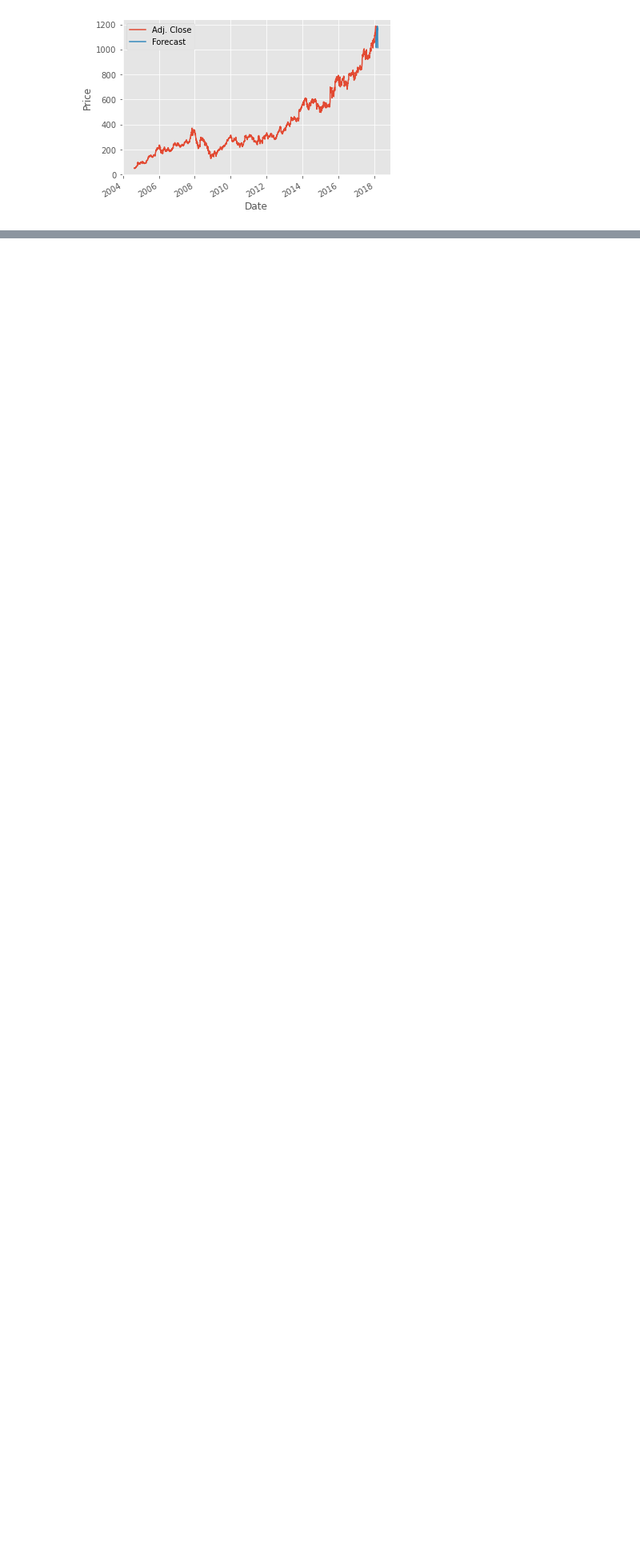
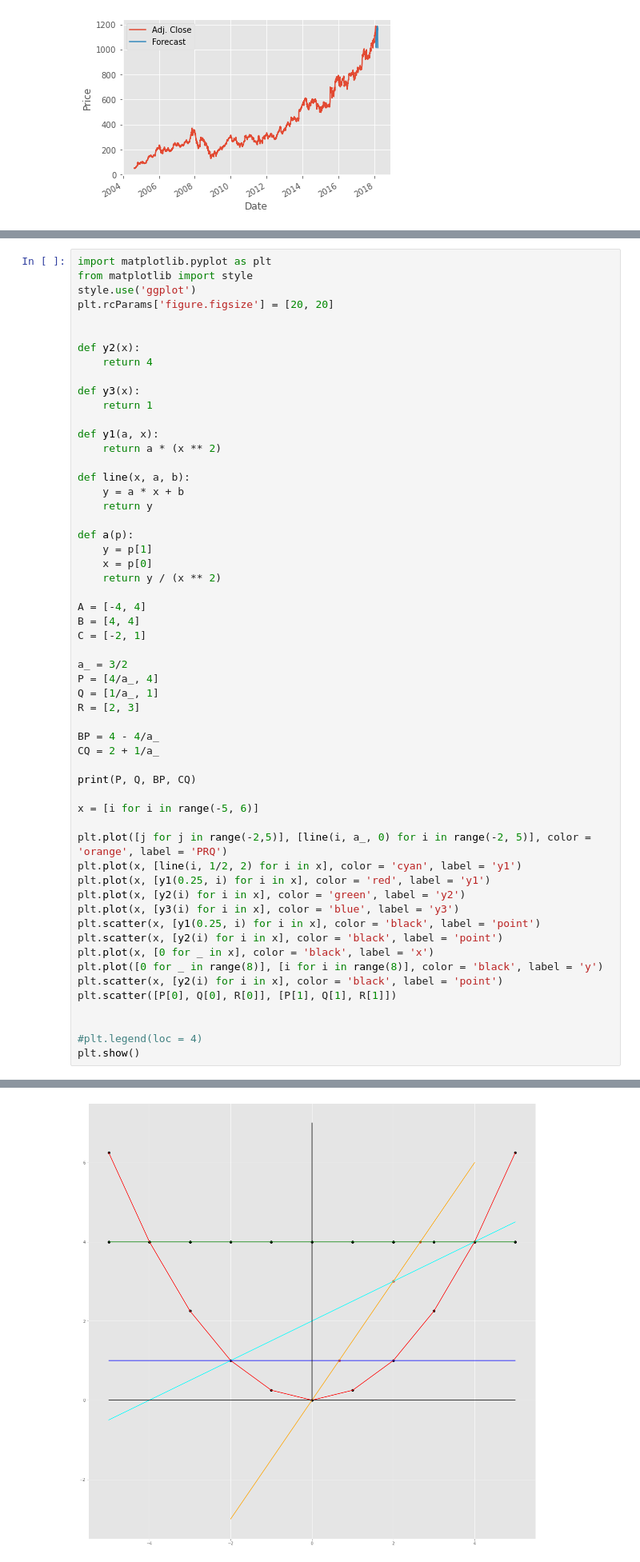
Before and after one commit to wangpeidong/PythonLab, a Jupyter notebook: tutorial/PythonTutorial.ipynb, the cells around one changed output, grey strips where cells are left out. Shown: that part at 80% size. Cells and saved outputs as stored; diff of their text form; blank space fills up the shorter version.

```diff
--- a/tutorial/PythonTutorial.ipynb
+++ b/tutorial/PythonTutorial.ipynb
@@ -195,3 +237,60 @@ ibmq_vigo has 1 queued and 5 qubits
 ibmq_ourense has 0 queued and 5 qubits
 ibmq_london has 2 queued and 5 qubits
 ibmq_burlington has 1 queued and 5 qubits
+# %%
+import matplotlib.pyplot as plt
+from matplotlib import style
+style.use('ggplot')
+plt.rcParams['figure.figsize'] = [20, 20]
+
+
+def y2(x):
+    return 4
+
+def y3(x):
+    return 1
+
+def y1(a, x):
+    return a * (x ** 2)
+
+def line(x, a, b):
+    y = a * x + b
+    return y
+
+def a(p):
+    y = p[1]
+    x = p[0]
+    return y / (x ** 2)
+
+A = [-4, 4]
+B = [4, 4]
+C = [-2, 1]
+
+a_ = 3/2
+P = [4/a_, 4]
+Q = [1/a_, 1]
+R = [2, 3]
+
+BP = 4 - 4/a_
+CQ = 2 + 1/a_
+
+print(P, Q, BP, CQ)
+
+x = [i for i in range(-5, 6)]
+
+plt.plot([j for j in range(-2,5)], [line(i, a_, 0) for i in range(-2, 5)], color = 'orange', label = 'PRQ')
+plt.plot(x, [line(i, 1/2, 2) for i in x], color = 'cyan', label = 'y1')
+plt.plot(x, [y1(0.25, i) for i in x], color = 'red', label = 'y1')
+plt.plot(x, [y2(i) for i in x], color = 'green', label = 'y2')
+plt.plot(x, [y3(i) for i in x], color = 'blue', label = 'y3')
+plt.scatter(x, [y1(0.25, i) for i in x], color = 'black', label = 'point')
+plt.scatter(x, [y2(i) for i in x], color = 'black', label = 'point')
+plt.plot(x, [0 for _ in x], color = 'black', label = 'x')
+plt.plot([0 for _ in range(8)], [i for i in range(8)], color = 'black', label = 'y')
+plt.scatter(x, [y2(i) for i in x], color = 'black', label = 'point')
+plt.scatter([P[0], Q[0], R[0]], [P[1], Q[1], R[1]])
+
+
+#plt.legend(loc = 4)
+plt.show()
+# %% [output]
@@ -197,0 +298 @@ ibmq_burlington has 1 queued and 5 qubits
+[figure, added]
```
Also changed, not shown: parts of 6 cells of this notebook.
